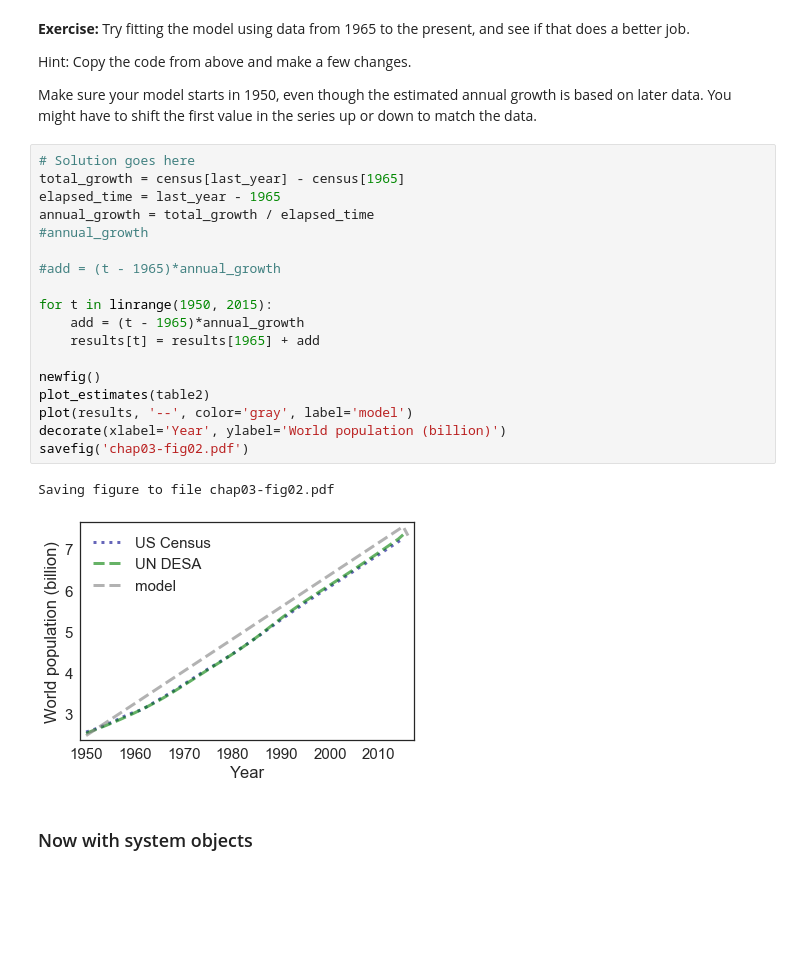
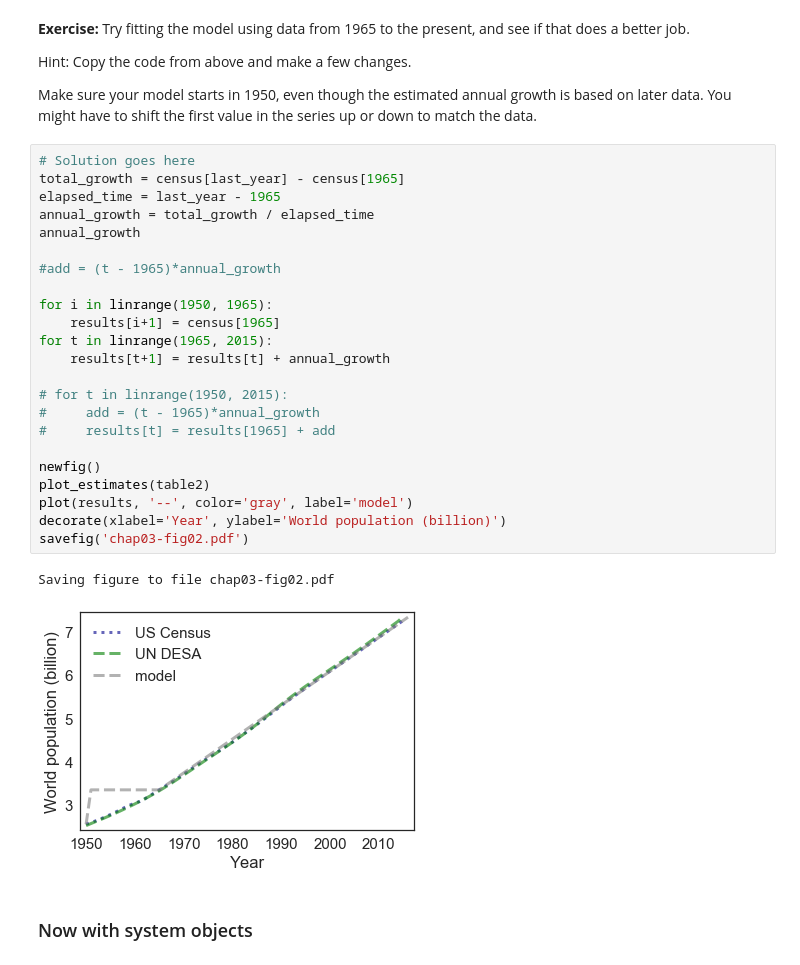
Before and after one commit to dberny/ModSimPy, a Jupyter notebook: code/chap03mine.ipynb, the cells around one changed output. Saved outputs shown, nothing was run; the diff lists cells and outputs as text; blank space fills up the shorter version.

```diff
--- a/code/chap03mine.ipynb
+++ b/code/chap03mine.ipynb
@@ -316,24 +316,29 @@ Make sure your model starts in 1950, even though the estimated annual growth is
 # %%
 # Solution goes here
 total_growth = census[last_year] - census[1965]
 elapsed_time = last_year - 1965
 annual_growth = total_growth / elapsed_time
-#annual_growth
+annual_growth
 
 #add = (t - 1965)*annual_growth
 
-for t in linrange(1950, 2015):
-    add = (t - 1965)*annual_growth
-    results[t] = results[1965] + add
+for i in linrange(1950, 1965):
+    results[i+1] = census[1965]
+for t in linrange(1965, 2015):
+    results[t+1] = results[t] + annual_growth
+
+# for t in linrange(1950, 2015):
+#     add = (t - 1965)*annual_growth
+#     results[t] = results[1965] + add
 
 newfig()
 plot_estimates(table2)
 plot(results, '--', color='gray', label='model')
 decorate(xlabel='Year', ylabel='World population (billion)')
 savefig('chap03-fig02.pdf')
 # %% [output]
 Saving figure to file chap03-fig02.pdf
-[figure, old version]
+[figure, new version]
 # %% [markdown]
 ### Now with system objects
 # %% [markdown]
```
Also changed, not shown: parts of 1 cell of this notebook, 21 other files.
